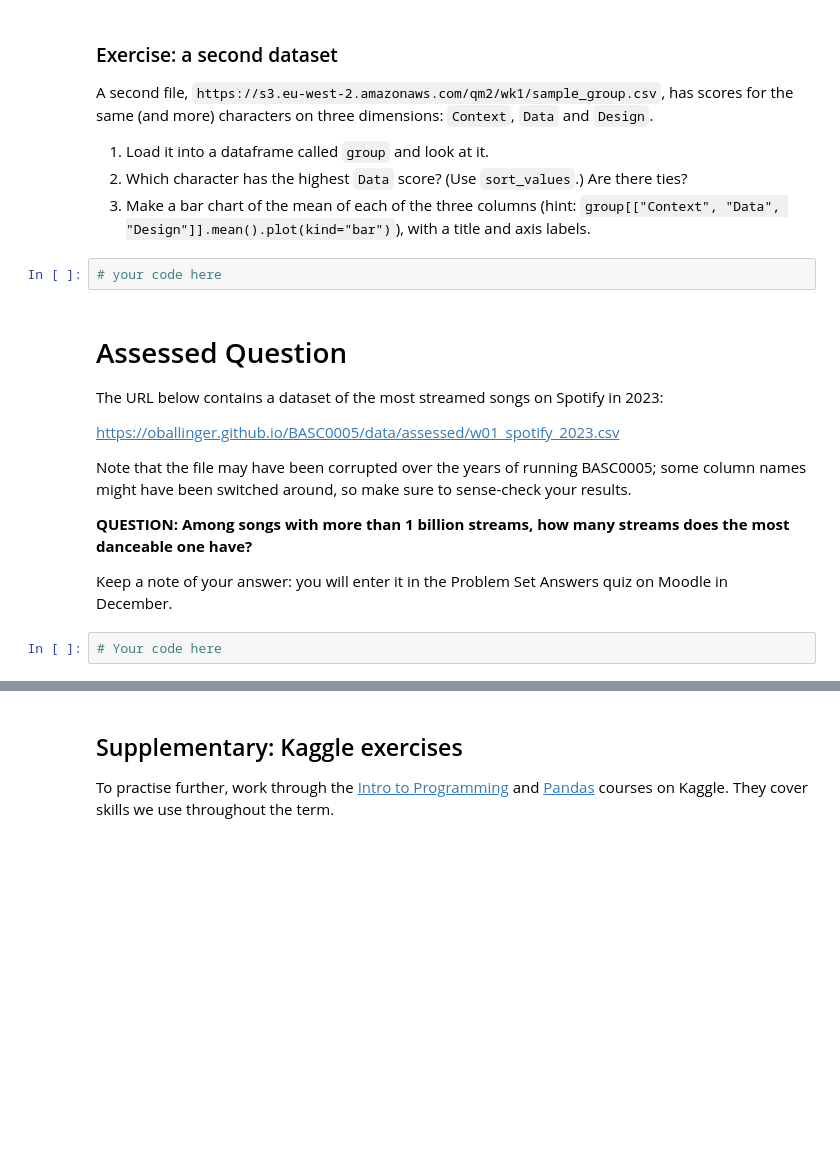
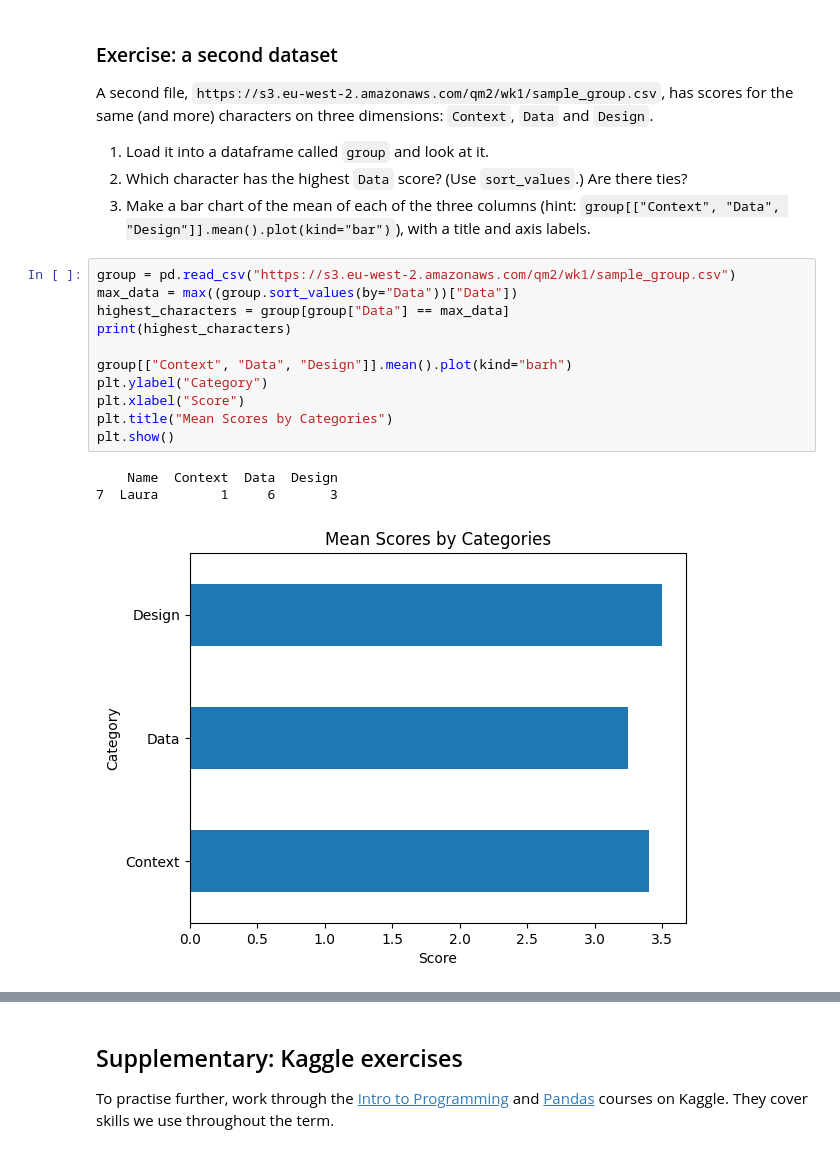
Before and after one commit to aekeana/QM2, a Jupyter notebook: notebooks/W01. Python Recap.ipynb, the cells around one changed output, grey strips where cells are left out. Cells and saved outputs as stored; diff of their text form; blank space fills up the shorter version.

```diff
--- a/notebooks/W01. Python Recap.ipynb
+++ b/notebooks/W01. Python Recap.ipynb
@@ -261,18 +256,17 @@ A second file, `https://s3.eu-west-2.amazonaws.com/qm2/wk1/sample_group.csv`, ha
 2. Which character has the highest `Data` score? (Use `sort_values`.) Are there ties?
 3. Make a bar chart of the mean of each of the three columns (hint: `group[["Context", "Data", "Design"]].mean().plot(kind="bar")`), with a title and axis labels.
 # %%
-# your code here
+group = pd.read_csv("https://s3.eu-west-2.amazonaws.com/qm2/wk1/sample_group.csv")
+max_data = max((group.sort_values(by="Data"))["Data"])
+highest_characters = group[group["Data"] == max_data]
+print(highest_characters)
+
+group[["Context", "Data", "Design"]].mean().plot(kind="barh")
+plt.ylabel("Category")
+plt.xlabel("Score")
+plt.title("Mean Scores by Categories")
+plt.show()
+# %% [output]
+    Name  Context  Data  Design
+7  Laura        1     6       3
+[figure, added]
-# %% [markdown]
-# Assessed Question
-
-The URL below contains a dataset of the most streamed songs on Spotify in 2023:
-
-https://oballinger.github.io/BASC0005/data/assessed/w01_spotify_2023.csv
-
-Note that the file may have been corrupted over the years of running BASC0005; some column names might have been switched around, so make sure to sense-check your results.
-
-**QUESTION: Among songs with more than 1 billion streams, how many streams does the most danceable one have?**
-
-Keep a note of your answer: you will enter it in the Problem Set Answers quiz on Moodle in December.
-# %%
-# Your code here
```
Also changed, not shown: parts of 8 cells of this notebook.
